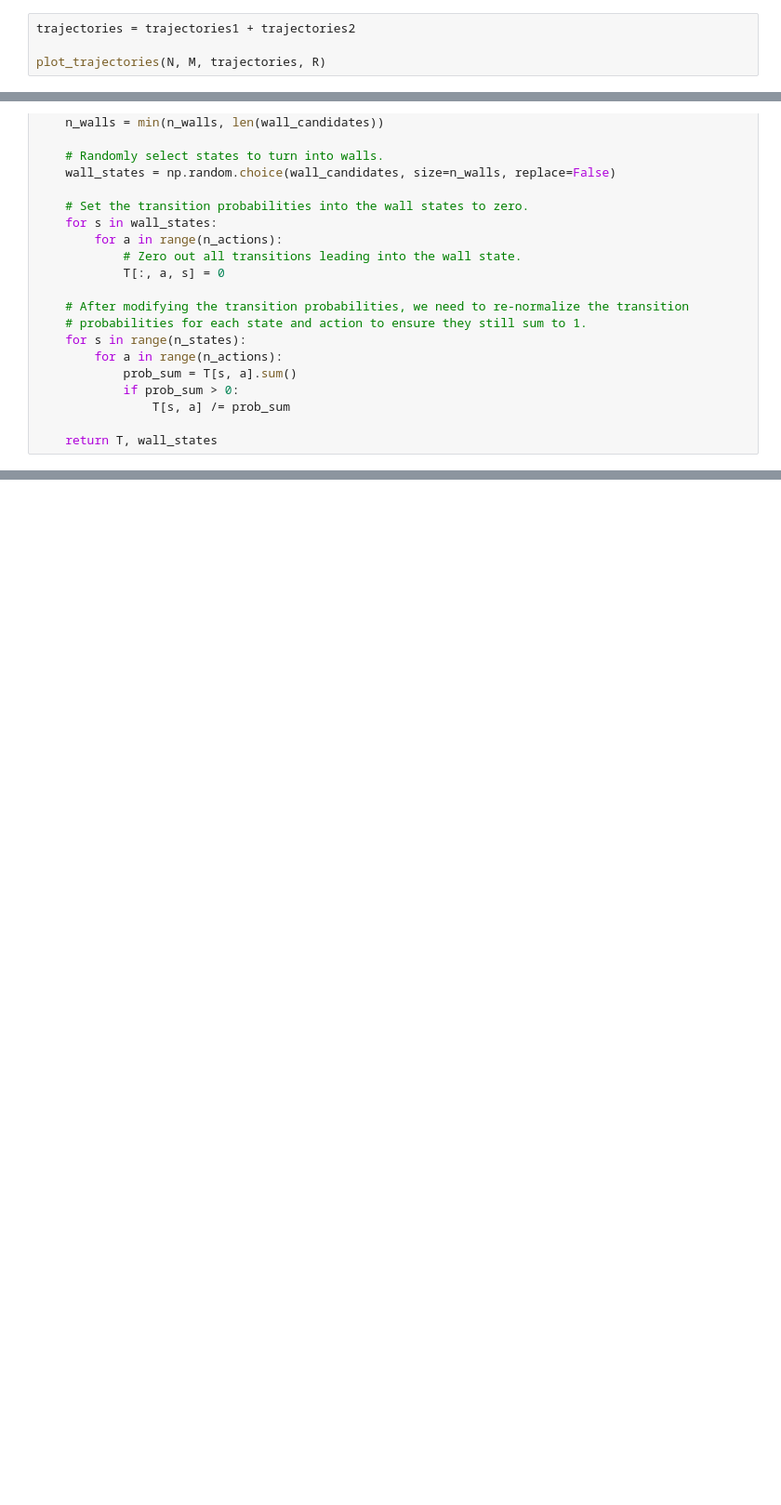
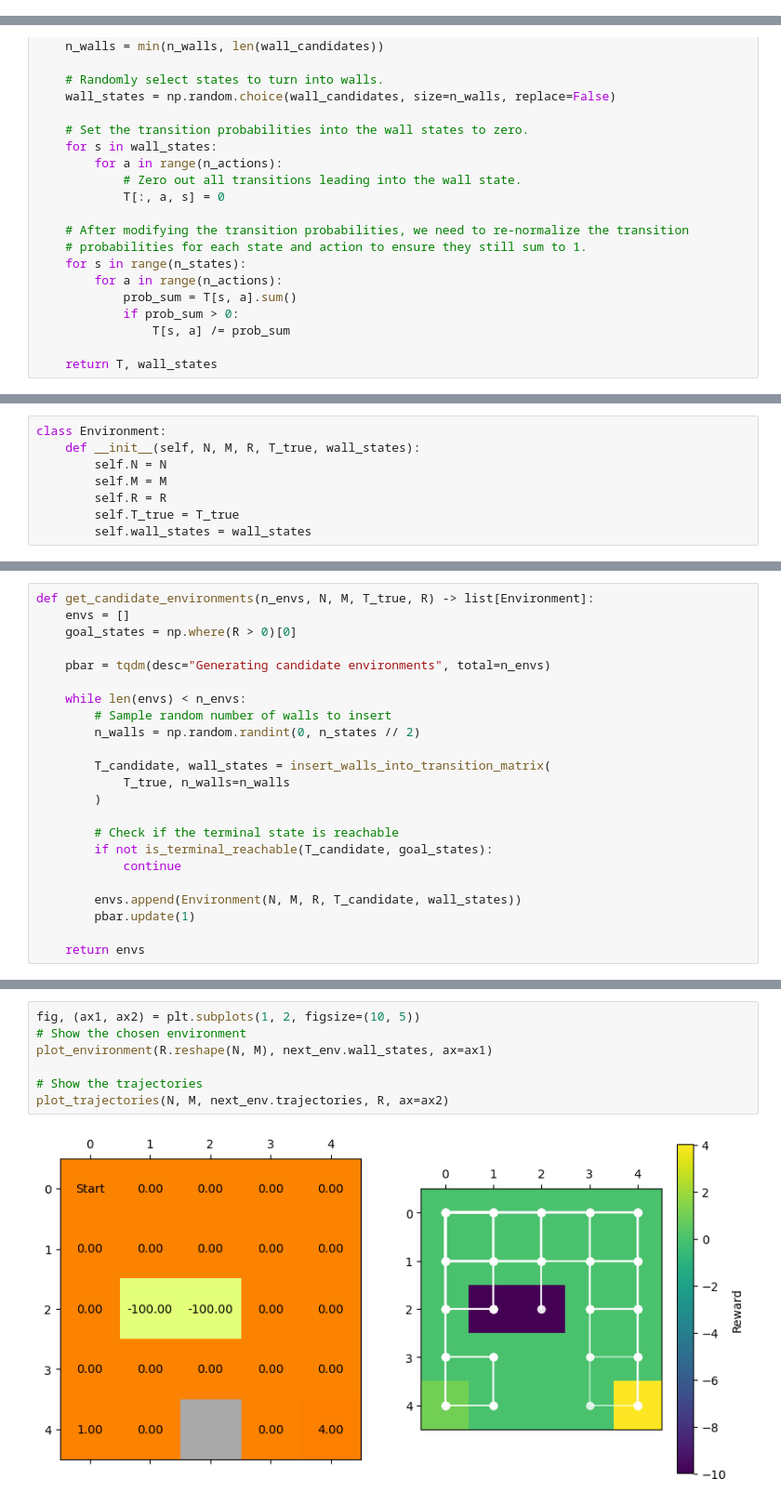
Before and after one commit to ankile/irl-environment-design, a Jupyter notebook: 03_la_value_iteration.ipynb, the cells around one changed output, grey strips where cells are left out. Shown at 93% size. Saved outputs shown, nothing was run; the diff lists cells and outputs as text; blank space fills up the shorter version.

```diff
--- a/03_la_value_iteration.ipynb
+++ b/03_la_value_iteration.ipynb
@@ -384,4 +394,0 @@ policies = [policy1, policy2]
-# %%
-trajectories = trajectories1 + trajectories2
-
-plot_trajectories(N, M, trajectories, R)
@@ -741,0 +678,8 @@ The procedure is as follows:
+# %%
+class Environment:
+    def __init__(self, N, M, R, T_true, wall_states):
+        self.N = N
+        self.M = M
+        self.R = R
+        self.T_true = T_true
+        self.wall_states = wall_states
@@ -741,0 +720,23 @@ The procedure is as follows:
+# %%
+def get_candidate_environments(n_envs, N, M, T_true, R) -> list[Environment]:
+    envs = []
+    goal_states = np.where(R > 0)[0]
+
+    pbar = tqdm(desc="Generating candidate environments", total=n_envs)
+
+    while len(envs) < n_envs:
+        # Sample random number of walls to insert
+        n_walls = np.random.randint(0, n_states // 2)
+
+        T_candidate, wall_states = insert_walls_into_transition_matrix(
+            T_true, n_walls=n_walls
+        )
+
+        # Check if the terminal state is reachable
+        if not is_terminal_reachable(T_candidate, goal_states):
+            continue
+
+        envs.append(Environment(N, M, R, T_candidate, wall_states))
+        pbar.update(1)
+
+    return envs
@@ -741,0 +841,9 @@ The procedure is as follows:
+# %%
+fig, (ax1, ax2) = plt.subplots(1, 2, figsize=(10, 5))
+# Show the chosen environment
+plot_environment(R.reshape(N, M), next_env.wall_states, ax=ax1)
+
+# Show the trajectories
+plot_trajectories(N, M, next_env.trajectories, R, ax=ax2)
+# %% [output]
+[figure, added]
```
Also changed, not shown: parts of 26 cells of this notebook.
